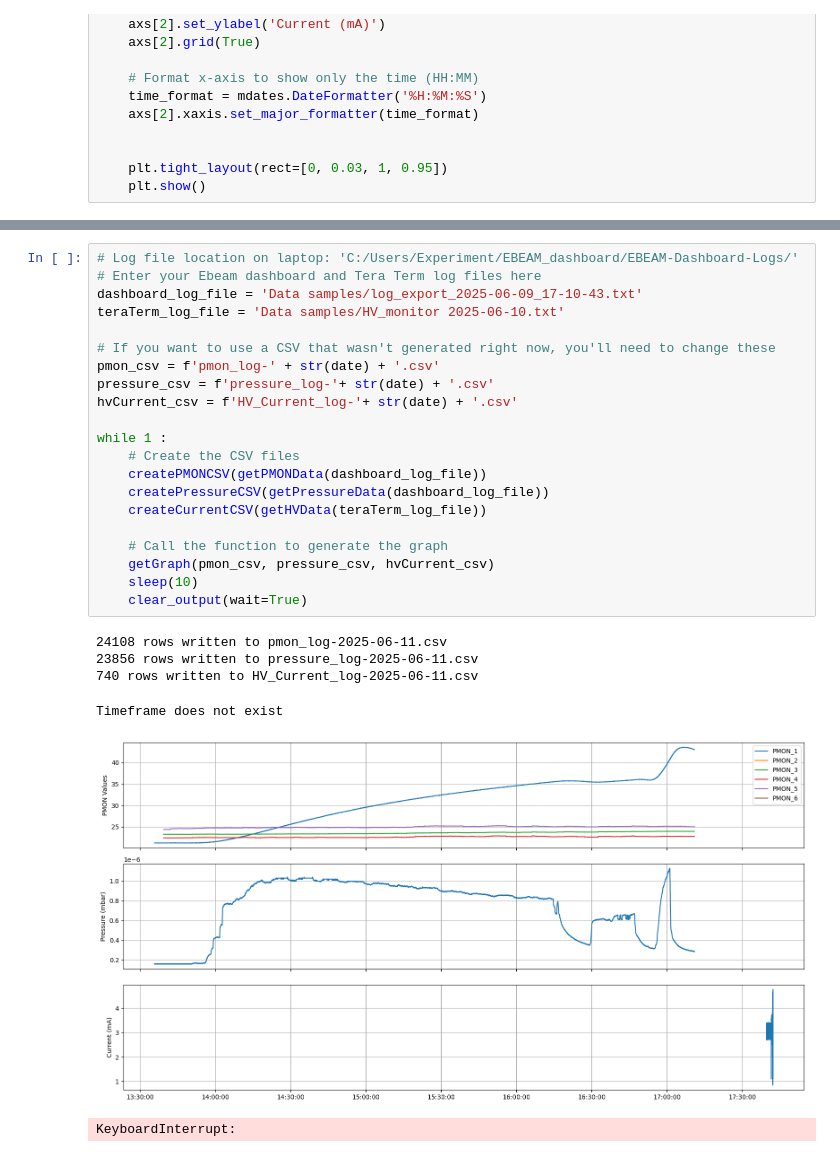
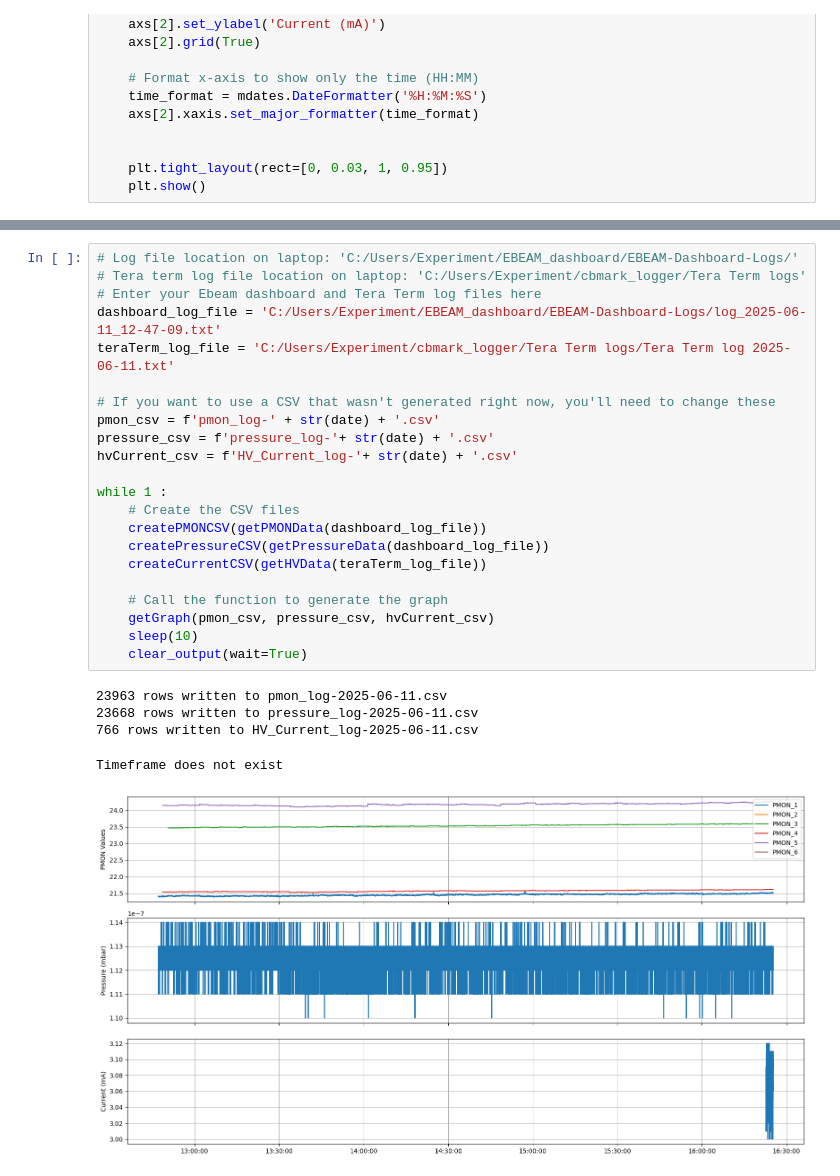
Before and after one commit to uw-loci/cbmark_logger, a Jupyter notebook: Generate_combined_graph.ipynb, the cells around one changed output, grey strips where cells are left out. Saved outputs shown, nothing was run; the diff lists cells and outputs as text.

Commit message:
Updated README and added Tera Term log folder

```diff
--- a/Generate_combined_graph.ipynb
+++ b/Generate_combined_graph.ipynb
@@ -316,29 +292,29 @@ Timeframe does not exist
 [figure]
 # %%
 # Log file location on laptop: 'C:/Users/Experiment/EBEAM_dashboard/EBEAM-Dashboard-Logs/'
+# Tera term log file location on laptop: 'C:/Users/Experiment/cbmark_logger/Tera Term logs'
 # Enter your Ebeam dashboard and Tera Term log files here
-dashboard_log_file = 'Data samples/log_export_2025-06-09_17-10-43.txt'
-teraTerm_log_file = 'Data samples/HV_monitor 2025-06-10.txt'
+dashboard_log_file = 'C:/Users/Experiment/EBEAM_dashboard/EBEAM-Dashboard-Logs/log_2025-06-11_12-47-09.txt'
+teraTerm_log_file = 'C:/Users/Experiment/cbmark_logger/Tera Term logs/Tera Term log 2025-06-11.txt'
 
 # If you want to use a CSV that wasn't generated right now, you'll need to change these
 pmon_csv = f'pmon_log-' + str(date) + '.csv'
 pressure_csv = f'pressure_log-'+ str(date) + '.csv'
 hvCurrent_csv = f'HV_Current_log-'+ str(date) + '.csv'
 
 while 1 :
     # Create the CSV files
     createPMONCSV(getPMONData(dashboard_log_file))
     createPressureCSV(getPressureData(dashboard_log_file))
     createCurrentCSV(getHVData(teraTerm_log_file))
 
     # Call the function to generate the graph
     getGraph(pmon_csv, pressure_csv, hvCurrent_csv)
     sleep(10)
     clear_output(wait=True)
 # %% [output]
-24108 rows written to pmon_log-2025-06-11.csv
-23856 rows written to pressure_log-2025-06-11.csv
-740 rows written to HV_Current_log-2025-06-11.csv
+23963 rows written to pmon_log-2025-06-11.csv
+23668 rows written to pressure_log-2025-06-11.csv
+766 rows written to HV_Current_log-2025-06-11.csv
 Timeframe does not exist
-[figure, old version]
+[figure, new version]
-KeyboardInterrupt:
```
Also changed, not shown: parts of 10 cells of this notebook, 2 other files.
